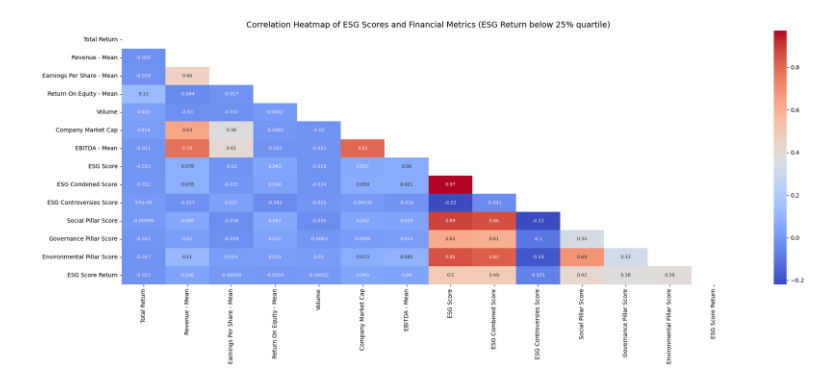
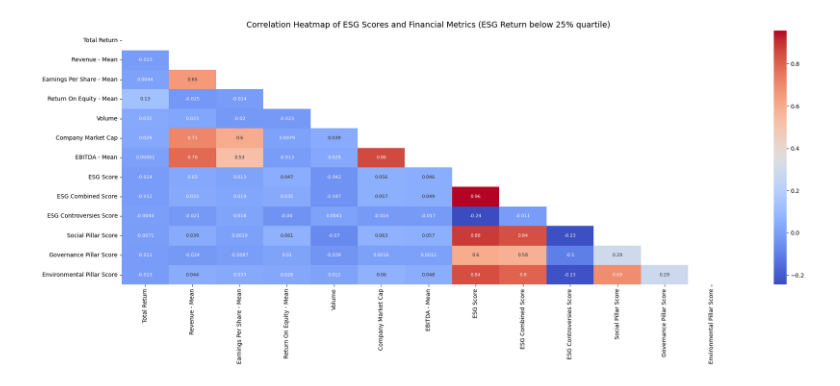
Before and after one commit to nilsmart96/ESG-and-Financial-Performance, a Jupyter notebook: Individual Analysis/ESG_changes_NM.ipynb, the cells around one changed output. Drawn from its saved outputs; the diff is of its cells as text; code cells hidden in the pictures.

```diff
--- a/Individual Analysis/ESG_changes_NM.ipynb
+++ b/Individual Analysis/ESG_changes_NM.ipynb
@@ -5,4 +4,4 @@ import itertools
 import matplotlib.pyplot as plt
 import seaborn as sns
 # %%
-df = pd.read_csv("../Data Collection/main_df_no_NAN_99p.csv").drop(columns="Unnamed: 0")
+df = pd.read_csv("../Data Collection/main_df_no_NAN_99p_YoY.csv").drop(columns="Unnamed: 0")
@@ -98,19 +40,19 @@ plt.show()
 # %%
 # filter dataframe for values below 25th percentile
-q25_df = df_stand_cleaned[df_stand_cleaned['ESG Score Return'] < df_stand_cleaned['ESG Score Return'].quantile(0.25)]
+q25_df = df[df['ESG Score YoY change'] < df['ESG Score YoY change'].quantile(0.25)]
 # %%
 # Correlation heatmap of 'ESG scores' and 'financial metrics'
 financial_cols = ['Total Return', 'Revenue - Mean', 'Earnings Per Share - Mean',
                   'Return On Equity - Mean', 'Volume', 'Company Market Cap', 'EBITDA - Mean']
 esg_cols = ['ESG Score', 'ESG Combined Score', 'ESG Controversies Score',
-            'Social Pillar Score', 'Governance Pillar Score', 'Environmental Pillar Score', 'ESG Score Return']
+            'Social Pillar Score', 'Governance Pillar Score', 'Environmental Pillar Score']
 cols = financial_cols + esg_cols
 corr = q25_df[cols].corr()
 
 fig, ax = plt.subplots(figsize=(24, 8))
 mask = np.triu(np.ones_like(corr, dtype=bool))
 sns.heatmap(corr, mask=mask, annot=True, cmap='coolwarm', annot_kws={"fontsize":8})
 plt.title('Correlation Heatmap of ESG Scores and Financial Metrics (ESG Return below 25% quartile)', fontsize=14)
 plt.show()
 # %% [output]
-[figure, old version]
+[figure, new version]
```
Also changed, not shown: parts of 12 cells of this notebook, 2 other files.
